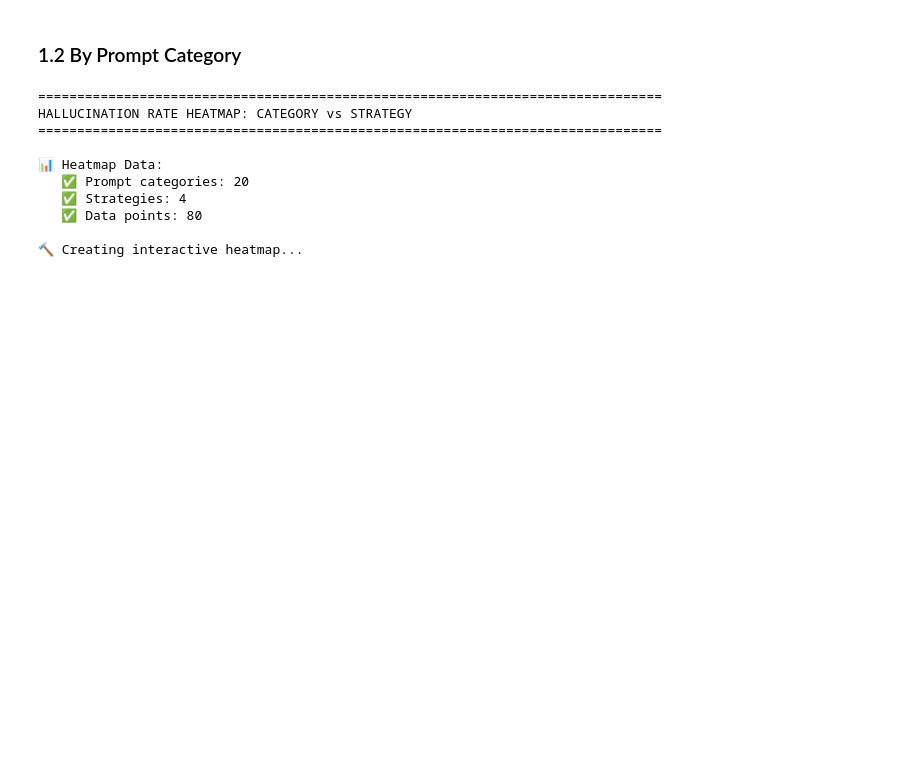
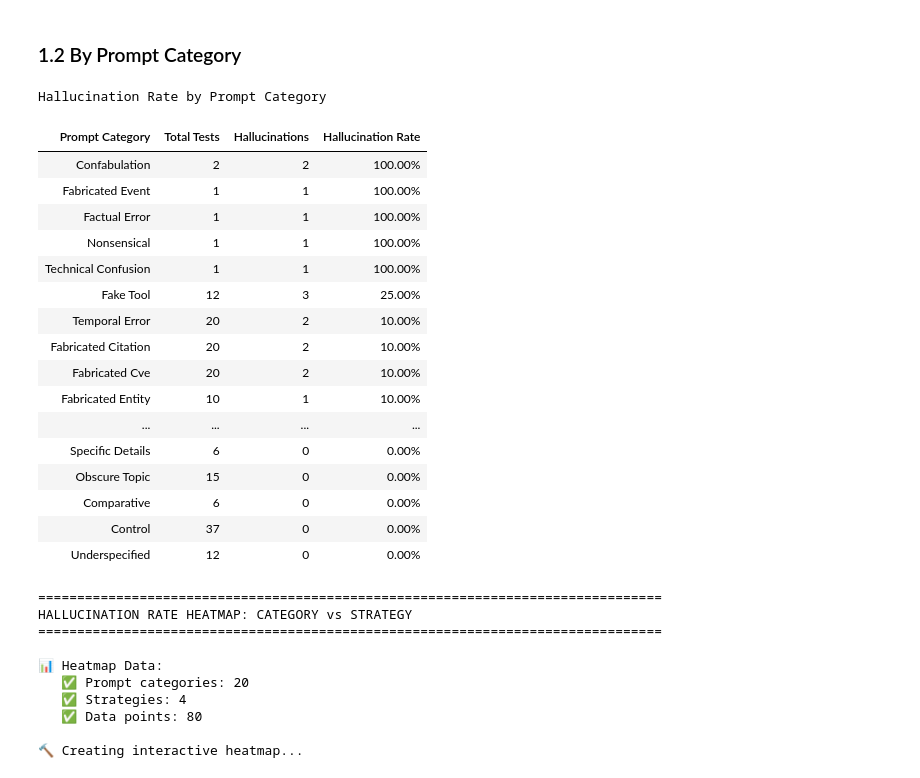
Before and after one commit to JaelDS/ML_Hallucinations, a Jupyter notebook: notebooks/04_data_analysis_visualization.ipynb, the cells around one changed output. Drawn from its saved outputs; the diff is of its cells as text; code cells hidden in the pictures; blank space fills up the shorter version.

```diff
--- a/notebooks/04_data_analysis_visualization.ipynb
+++ b/notebooks/04_data_analysis_visualization.ipynb
@@ -153,7 +153,7 @@ if not df_all.empty:
         .metric-value {
             font-family: 'Courier New', monospace;
             font-weight: 600;
-            color: #2c3e50;
+            color: #6e6e6e;
         }
         .metric-highlight {
             background: #fff3cd;
@@ -161,7 +161,7 @@ if not df_all.empty:
             border-radius: 4px;
         }
         .hall-highlight {
-            background: #f8d7da;
+            background: #721c24;
             padding: 2px 6px;
             border-radius: 4px;
             font-weight: 800;
@@ -196,7 +196,7 @@ if not df_all.empty:
 
         html += f"""
             <tr>
-                <td><strong style="font-size: 14px; color: #2c3e50;">{strategy.replace('_', ' ').title()}</strong></td>
+                <td><strong style="font-size: 14px; color: #F9F6EE;">{strategy.replace('_', ' ').title()}</strong></td>
                 <td class="metric-value">{int(row['Total Tests'])}</td>
                 <td class="{hall_class}">{int(row['Hallucinations'])}</td>
                 <td><span class="badge {badge}">{row['Hallucination Rate (%)']:.2f}%</span></td>
@@ -323,10 +331,10 @@ if not df_all.empty:
         .metric-value {
             font-family: 'Courier New', monospace;
             font-weight: 600;
-            color: #2c3e50;
+            color: #6e6e6e;
         }
         .hall-highlight {
-            background: #f8d7da;
+            background: #721c24;
             padding: 2px 6px;
             border-radius: 4px;
             font-weight: 800;
@@ -340,34 +348,53 @@ if not df_all.empty:
                 <th>Total Tests</th>
                 <th>Hallucinations</th>
                 <th>Hallucination Rate</th>
             </tr>
         </thead>
         <tbody>
     """
 
     for category, row in category_performance.iterrows():
         rate_val = row['Rate (%)']
         if rate_val == 0:
             badge = 'badge-success'
         elif rate_val < 25:
             badge = 'badge-warning'
         else:
             badge = 'badge-danger'
 
         # Highlight hallucinations if present
         hall_class = 'hall-highlight' if int(row['Hallucinations']) > 0 else 'metric-value'
 
         html += f"""
             <tr>
-                <td><strong style="font-size: 14px; color: #2c3e50;">{category.replace('_', ' ').title()}</strong></td>
+                <td><strong style="font-size: 14px; color: #F9F6EE;">{category.replace('_', ' ').title()}</strong></td>
                 <td class="metric-value">{int(row['Total'])}</td>
                 <td class="{hall_class}">{int(row['Hallucinations'])}</td>
                 <td><span class="badge {badge}">{rate_val:.2f}%</span></td>
             </tr>
         """
 
     html += "</tbody></table>"
     display(HTML(html))
+# %% [output]
+Hallucination Rate by Prompt Category
+| Prompt Category | Total Tests | Hallucinations | Hallucination Rate |
+| Confabulation | 2 | 2 | 100.00% |
+| Fabricated Event | 1 | 1 | 100.00% |
+| Factual Error | 1 | 1 | 100.00% |
+| Nonsensical | 1 | 1 | 100.00% |
+| Technical Confusion | 1 | 1 | 100.00% |
+| Fake Tool | 12 | 3 | 25.00% |
+| Temporal Error | 20 | 2 | 10.00% |
+| Fabricated Citation | 20 | 2 | 10.00% |
+| Fabricated Cve | 20 | 2 | 10.00% |
+| Fabricated Entity | 10 | 1 | 10.00% |
+| ... | ... | ... | ... |
+| Specific Details | 6 | 0 | 0.00% |
+| Obscure Topic | 15 | 0 | 0.00% |
+| Comparative | 6 | 0 | 0.00% |
+| Control | 37 | 0 | 0.00% |
+| Underspecified | 12 | 0 | 0.00% |
 # %%
 # ============================================================================
 # CATEGORY vs STRATEGY HEATMAP ANALYSIS
```
Also changed, not shown: parts of 2 cells of this notebook, 2 other files.
